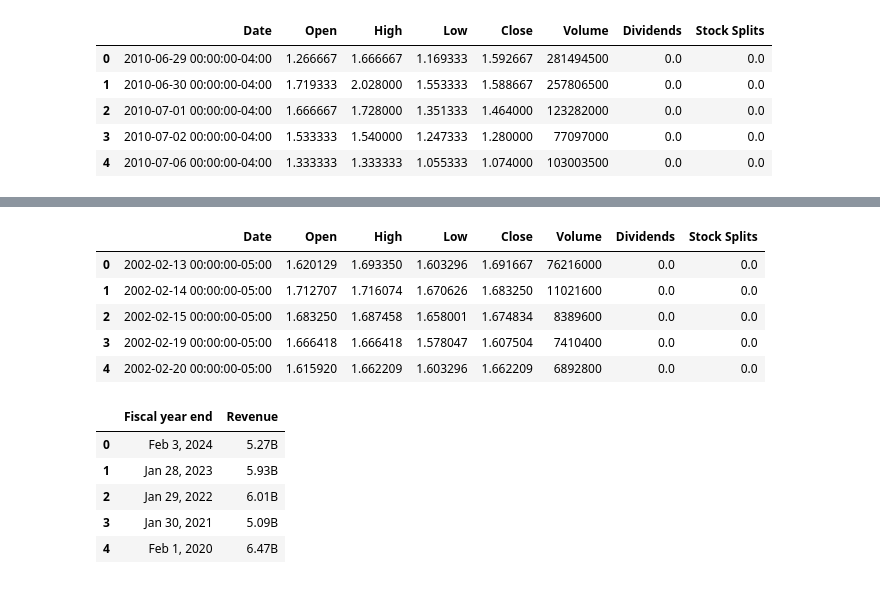
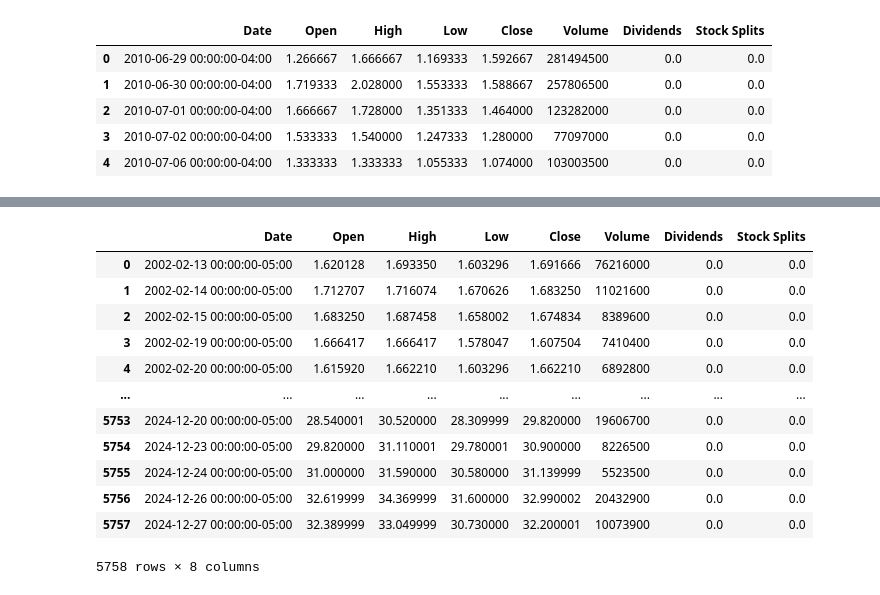
Before and after one commit to punarvasu26/codeTank, a Jupyter notebook: Python Project - Analyzing Historical Stock & Revenue Data and Building a Dashboard.ipynb, the cells around one changed output, grey strips where cells are left out. Saved outputs shown, nothing was run; the diff lists cells and outputs as text; code cells hidden in the pictures.

```diff
--- a/Python Project - Analyzing Historical Stock & Revenue Data and Building a Dashboard.ipynb
+++ b/Python Project - Analyzing Historical Stock & Revenue Data and Building a Dashboard.ipynb
@@ -67,35 +59,21 @@ tsla_revenue_data.head()
 # %%
 # Question 3 - Extracting GameStop Stock Data Using yfinance
 GME = yf.Ticker("GME")
 GME_stock = GME.history(period='max')
 GME_stock
 GME_stock.reset_index(inplace=True)
-GME_stock.head()
+GME_stock
 # %% [output]
 |  | Date | Open | High | Low | Close | Volume | Dividends | Stock Splits |
-| 0 | 2002-02-13 00:00:00-05:00 | 1.620129 | 1.693350 | 1.603296 | 1.691667 | 76216000 | 0.0 | 0.0 |
+| 0 | 2002-02-13 00:00:00-05:00 | 1.620128 | 1.693350 | 1.603296 | 1.691666 | 76216000 | 0.0 | 0.0 |
 | 1 | 2002-02-14 00:00:00-05:00 | 1.712707 | 1.716074 | 1.670626 | 1.683250 | 11021600 | 0.0 | 0.0 |
-| 2 | 2002-02-15 00:00:00-05:00 | 1.683250 | 1.687458 | 1.658001 | 1.674834 | 8389600 | 0.0 | 0.0 |
-| 3 | 2002-02-19 00:00:00-05:00 | 1.666418 | 1.666418 | 1.578047 | 1.607504 | 7410400 | 0.0 | 0.0 |
-| 4 | 2002-02-20 00:00:00-05:00 | 1.615920 | 1.662209 | 1.603296 | 1.662209 | 6892800 | 0.0 | 0.0 |
+| 2 | 2002-02-15 00:00:00-05:00 | 1.683250 | 1.687458 | 1.658002 | 1.674834 | 8389600 | 0.0 | 0.0 |
+| 3 | 2002-02-19 00:00:00-05:00 | 1.666417 | 1.666417 | 1.578047 | 1.607504 | 7410400 | 0.0 | 0.0 |
+| 4 | 2002-02-20 00:00:00-05:00 | 1.615920 | 1.662210 | 1.603296 | 1.662210 | 6892800 | 0.0 | 0.0 |
+| ... | ... | ... | ... | ... | ... | ... | ... | ... |
+| 5753 | 2024-12-20 00:00:00-05:00 | 28.540001 | 30.520000 | 28.309999 | 29.820000 | 19606700 | 0.0 | 0.0 |
+| 5754 | 2024-12-23 00:00:00-05:00 | 29.820000 | 31.110001 | 29.780001 | 30.900000 | 8226500 | 0.0 | 0.0 |
+| 5755 | 2024-12-24 00:00:00-05:00 | 31.000000 | 31.590000 | 30.580000 | 31.139999 | 5523500 | 0.0 | 0.0 |
+| 5756 | 2024-12-26 00:00:00-05:00 | 32.619999 | 34.369999 | 31.600000 | 32.990002 | 20432900 | 0.0 | 0.0 |
+| 5757 | 2024-12-27 00:00:00-05:00 | 32.389999 | 33.049999 | 30.730000 | 32.200001 | 10073900 | 0.0 | 0.0 |
+5758 rows × 8 columns
-# %%
-# Question 4 - Extracting GameStop Revenue Data Using Webscraping
-import warnings
-warnings.filterwarnings("ignore", category=FutureWarning)
-GME_url = "https://stockanalysis.com/stocks/gme/revenue/"
-GME_revenue_data = requests.get(GME_url).text
-soup_gme = BeautifulSoup(GME_revenue_data, 'html.parser')
-GME_revenue_data = pd.DataFrame(columns=["Fiscal year end","Revenue"])
-for row in soup_gme.find("tbody").find_all("tr"):
-    col = row.find_all("td")
-    Fiscal_year_end = col[0].text
-    Revenue = col[1].text
-    GME_revenue_data = pd.concat([GME_revenue_data,pd.DataFrame({"Fiscal year end":[Fiscal_year_end], "Revenue":[Revenue]})], ignore_index=True)
-GME_revenue_data.head()
-# %% [output]
-|  | Fiscal year end | Revenue |
-| 0 | Feb 3, 2024 | 5.27B |
-| 1 | Jan 28, 2023 | 5.93B |
-| 2 | Jan 29, 2022 | 6.01B |
-| 3 | Jan 30, 2021 | 5.09B |
-| 4 | Feb 1, 2020 | 6.47B |
```
Also changed, not shown: parts of 9 cells of this notebook.
